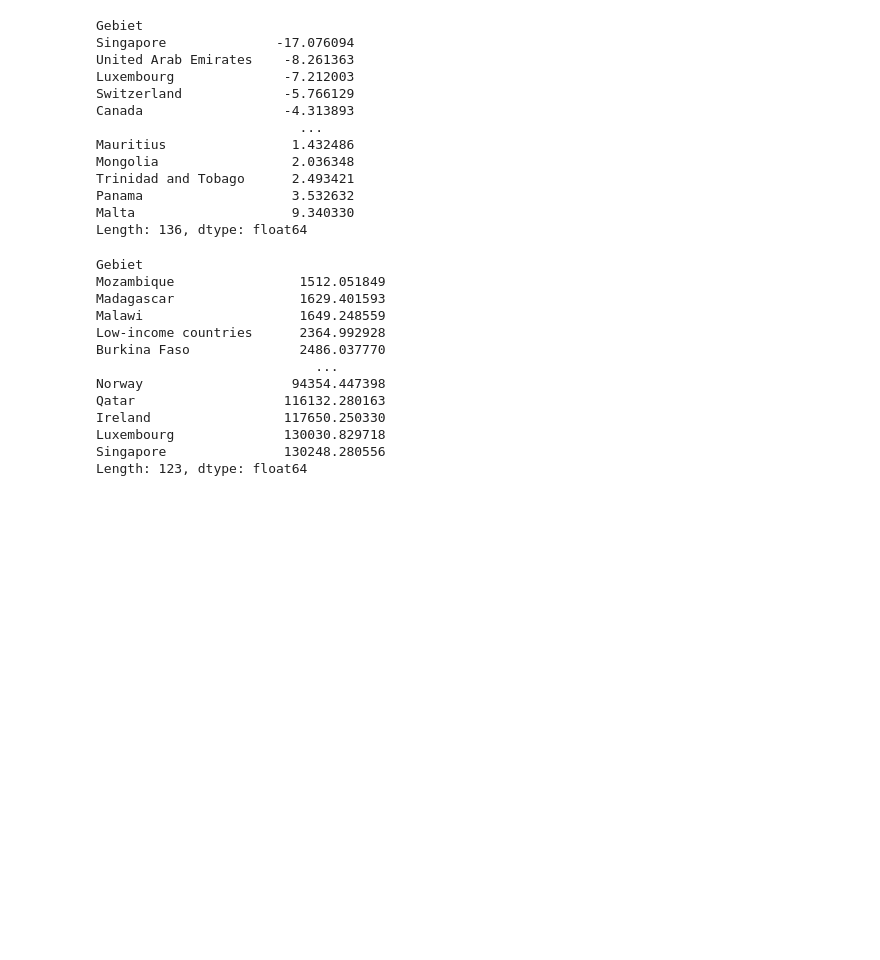
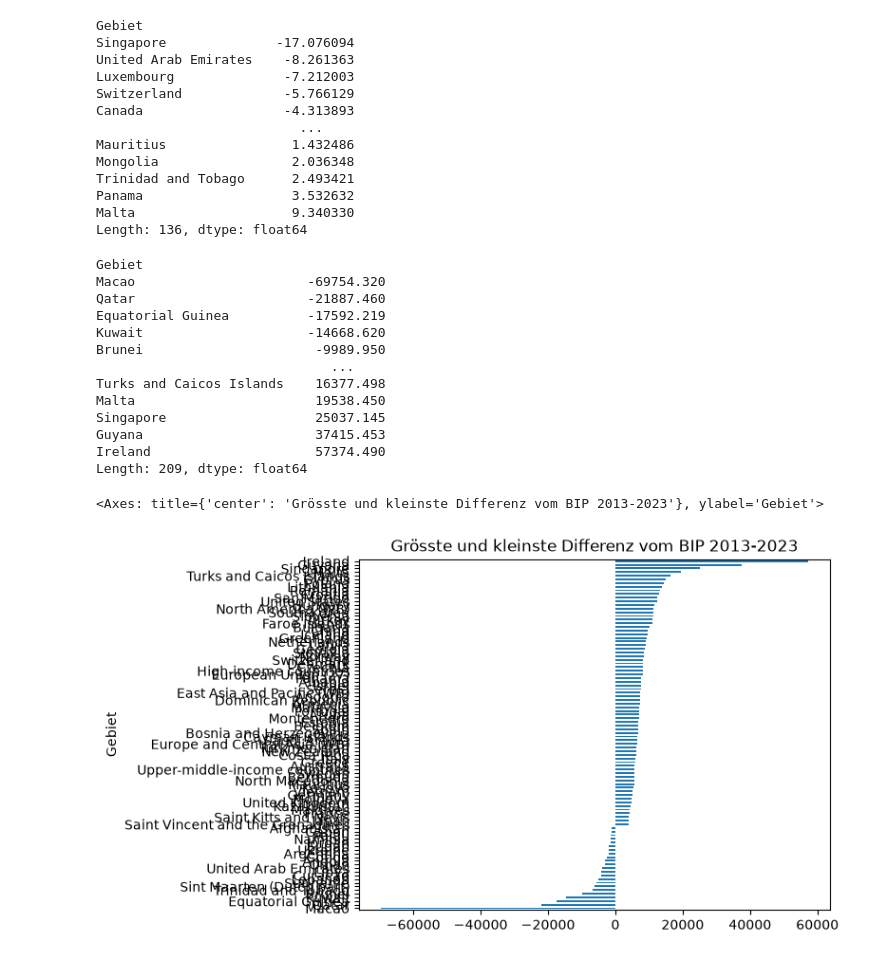
Before and after one commit to llaarriir/LN-Informatik, a Jupyter notebook: dataframe_co2.ipynb, the cells around one changed output. Drawn from its saved outputs; the diff is of its cells as text; code cells hidden in the pictures; blank space fills up the shorter version.

```diff
--- a/dataframe_co2.ipynb
+++ b/dataframe_co2.ipynb
@@ -202,23 +203,26 @@ Panama                   3.532632
 Malta                    9.340330
 Length: 136, dtype: float64
 # %%
-diffs = df_pivot_bip[2023]-df_pivot[2013]
+diffs = df_pivot_bip[2023]-df_pivot_bip[2013]
 diffs = diffs.sort_values().dropna()
 diffs
 # %% [output]
 Gebiet
-Mozambique                1512.051849
-Madagascar                1629.401593
-Malawi                    1649.248559
-Low-income countries      2364.992928
-Burkina Faso              2486.037770
-                            ...
-Norway                   94354.447398
-Qatar                   116132.280163
-Ireland                 117650.250330
-Luxembourg              130030.829718
-Singapore               130248.280556
-Length: 123, dtype: float64
+Macao                      -69754.320
+Qatar                      -21887.460
+Equatorial Guinea          -17592.219
+Kuwait                     -14668.620
+Brunei                      -9989.950
+                              ...
+Turks and Caicos Islands    16377.498
+Malta                       19538.450
+Singapore                   25037.145
+Guyana                      37415.453
+Ireland                     57374.490
+Length: 209, dtype: float64
 # %%
-diff_sel = (diffs < -4) | (diffs > 5)
-diffs[diff_sel].plot(kind='barh', title='Grösste und kleinste Differenzen der ')
+diff_sel = (diffs < -1000) | (diffs > 4000)
+diffs[diff_sel].plot(kind='barh', title='Grösste und kleinste Differenz vom BIP 2013-2023')
+# %% [output]
+<Axes: title={'center': 'Grösste und kleinste Differenz vom BIP 2013-2023'}, ylabel='Gebiet'>
+[figure, added]
```
Also changed, not shown: parts of 2 cells of this notebook.
